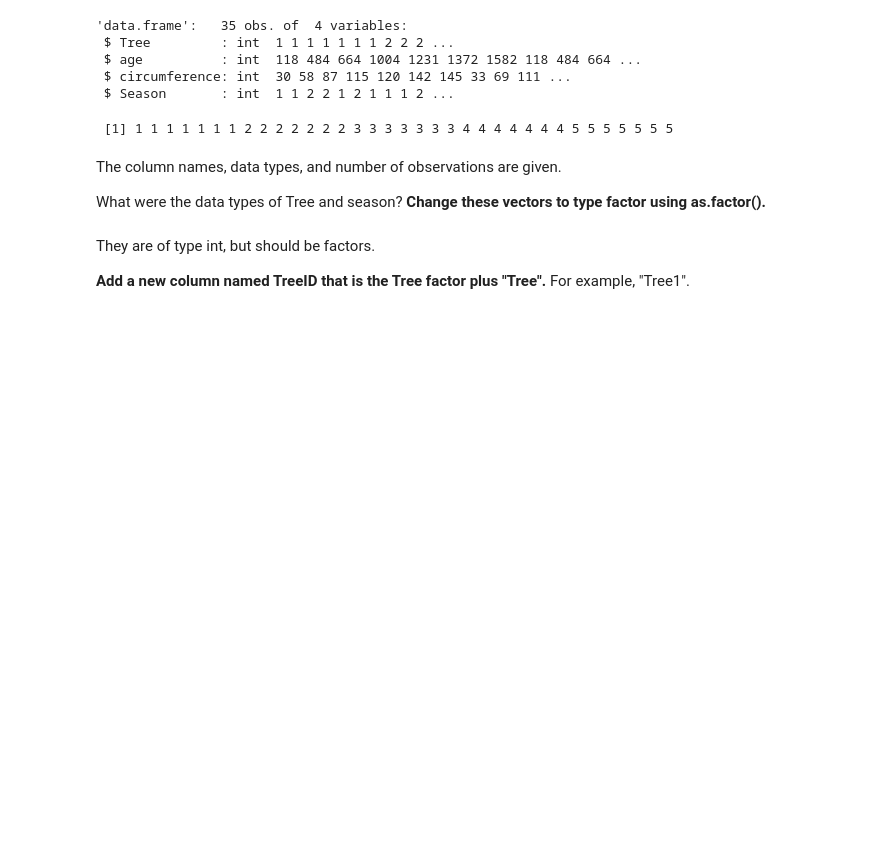
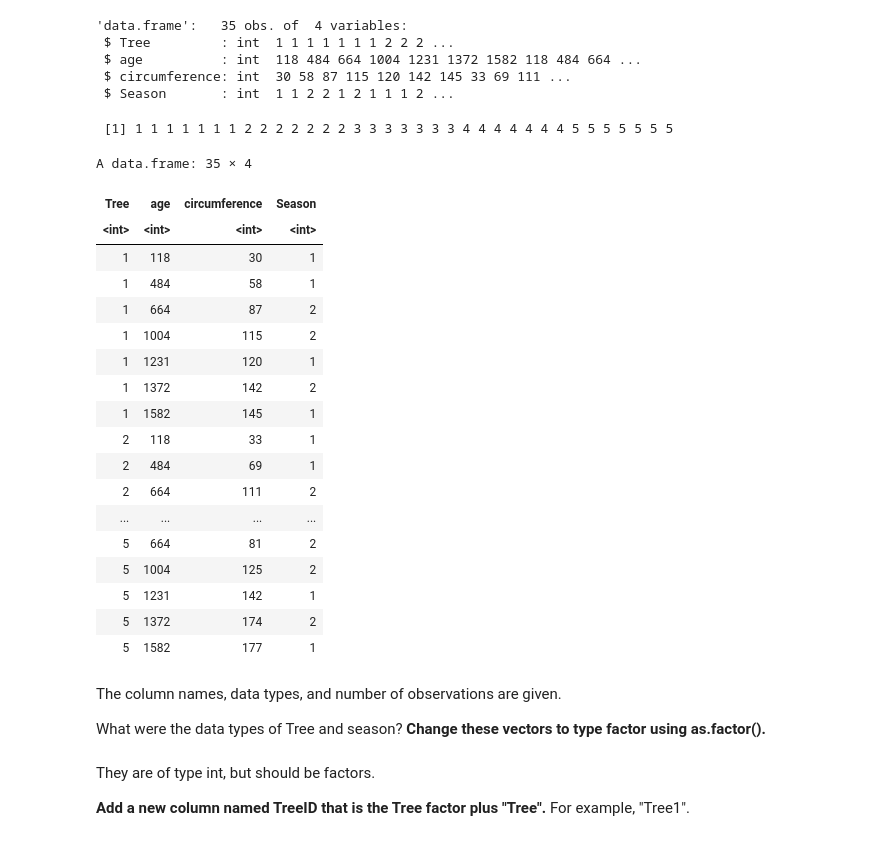
Before and after one commit to Robbins-Lab/PLSCI-7201, a Jupyter notebook: Modules/Module4/ProblemSets/fun-with-hypothesis-testing.ipynb, the cells around one changed output. Cells and saved outputs as stored; diff of their text form; code cells hidden in the pictures; blank space fills up the shorter version.

```diff
--- a/Modules/Module4/ProblemSets/fun-with-hypothesis-testing.ipynb
+++ b/Modules/Module4/ProblemSets/fun-with-hypothesis-testing.ipynb
@@ -4,7 +4,7 @@
 **Read in the data set oranges.csv using the default settings of read.csv(). Save to the variable orange.dat**
 # %%
 # Your code here
-orange.dat <- read.csv("orange.csv")
+orange.dat <- read.csv("https://raw.githubusercontent.com/Robbins-Lab/PLSCI-7201/refs/heads/main/Modules/Module4/ProblemSets/orange.csv")
 # %% [markdown]
 After you read in a data set, your next step should always be to inspect the
 data set using str(). **Print out the results of running str() on your data set. What information is provided?**
@@ -20,7 +20,27 @@ orange.dat$Tree
  $ Season       : int  1 1 2 2 1 2 1 1 1 2 ...
  [1] 1 1 1 1 1 1 1 2 2 2 2 2 2 2 3 3 3 3 3 3 3 4 4 4 4 4 4 4 5 5 5 5 5 5 5
 # %%
-orange.dat$
+orange.dat
+# %% [output]
+A data.frame: 35 × 4
+| Tree | age | circumference | Season |
+| <int> | <int> | <int> | <int> |
+| 1 | 118 | 30 | 1 |
+| 1 | 484 | 58 | 1 |
+| 1 | 664 | 87 | 2 |
+| 1 | 1004 | 115 | 2 |
+| 1 | 1231 | 120 | 1 |
+| 1 | 1372 | 142 | 2 |
+| 1 | 1582 | 145 | 1 |
+| 2 | 118 | 33 | 1 |
+| 2 | 484 | 69 | 1 |
+| 2 | 664 | 111 | 2 |
+| ... | ... | ... | ... |
+| 5 | 664 | 81 | 2 |
+| 5 | 1004 | 125 | 2 |
+| 5 | 1231 | 142 | 1 |
+| 5 | 1372 | 174 | 2 |
+| 5 | 1582 | 177 | 1 |
 # %% [markdown]
 The column names, data types, and number of observations are given.
 
```
